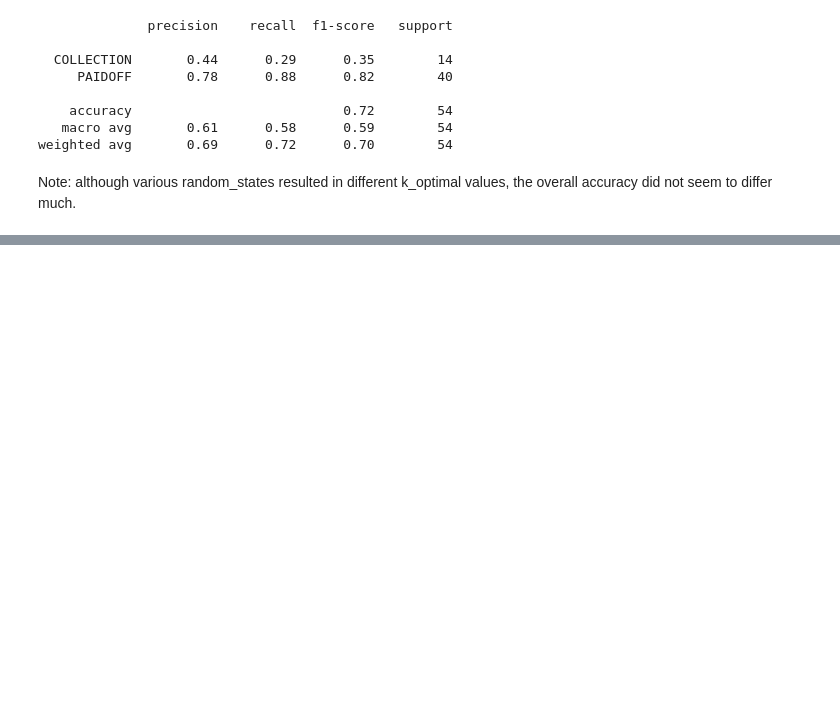
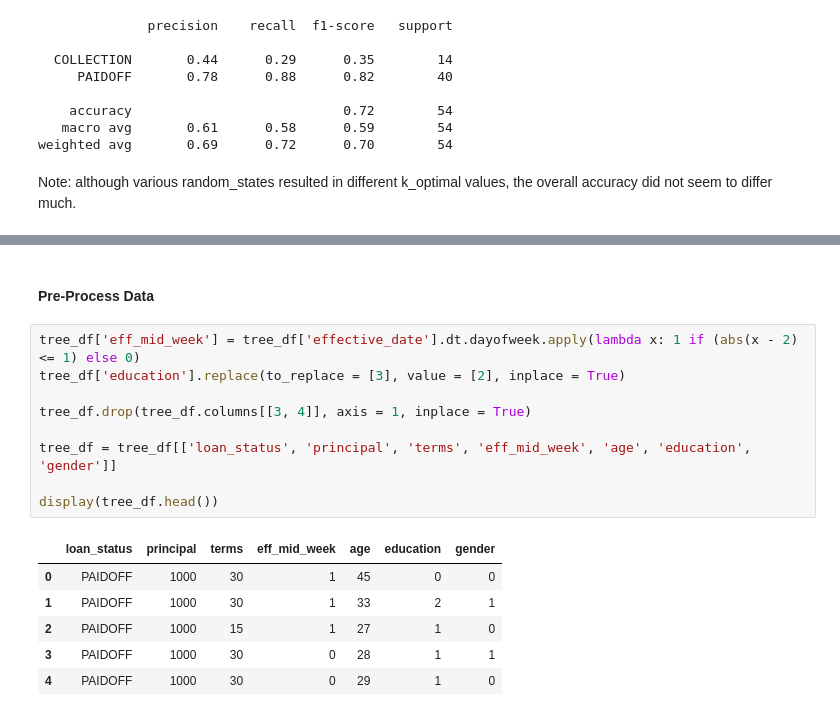
Before and after one commit to demic312/LoanDataProject, a Jupyter notebook: LoanData.ipynb, the cells around one changed output, grey strips where cells are left out. Drawn from its saved outputs; the diff is of its cells as text; blank space fills up the shorter version.

```diff
--- a/LoanData.ipynb
+++ b/LoanData.ipynb
@@ -339,0 +362,18 @@ Note: although various random_states resulted in different k_optimal values, the
+# %% [markdown]
+#### Pre-Process Data
+# %%
+tree_df['eff_mid_week'] = tree_df['effective_date'].dt.dayofweek.apply(lambda x: 1 if (abs(x - 2) <= 1) else 0)
+tree_df['education'].replace(to_replace = [3], value = [2], inplace = True)
+
+tree_df.drop(tree_df.columns[[3, 4]], axis = 1, inplace = True)
+
+tree_df = tree_df[['loan_status', 'principal', 'terms', 'eff_mid_week', 'age', 'education', 'gender']]
+
+display(tree_df.head())
+# %% [output]
+|  | loan_status | principal | terms | eff_mid_week | age | education | gender |
+| 0 | PAIDOFF | 1000 | 30 | 1 | 45 | 0 | 0 |
+| 1 | PAIDOFF | 1000 | 30 | 1 | 33 | 2 | 1 |
+| 2 | PAIDOFF | 1000 | 15 | 1 | 27 | 1 | 0 |
+| 3 | PAIDOFF | 1000 | 30 | 0 | 28 | 1 | 1 |
+| 4 | PAIDOFF | 1000 | 30 | 0 | 29 | 1 | 0 |
```
Also changed, not shown: parts of 32 cells of this notebook.
